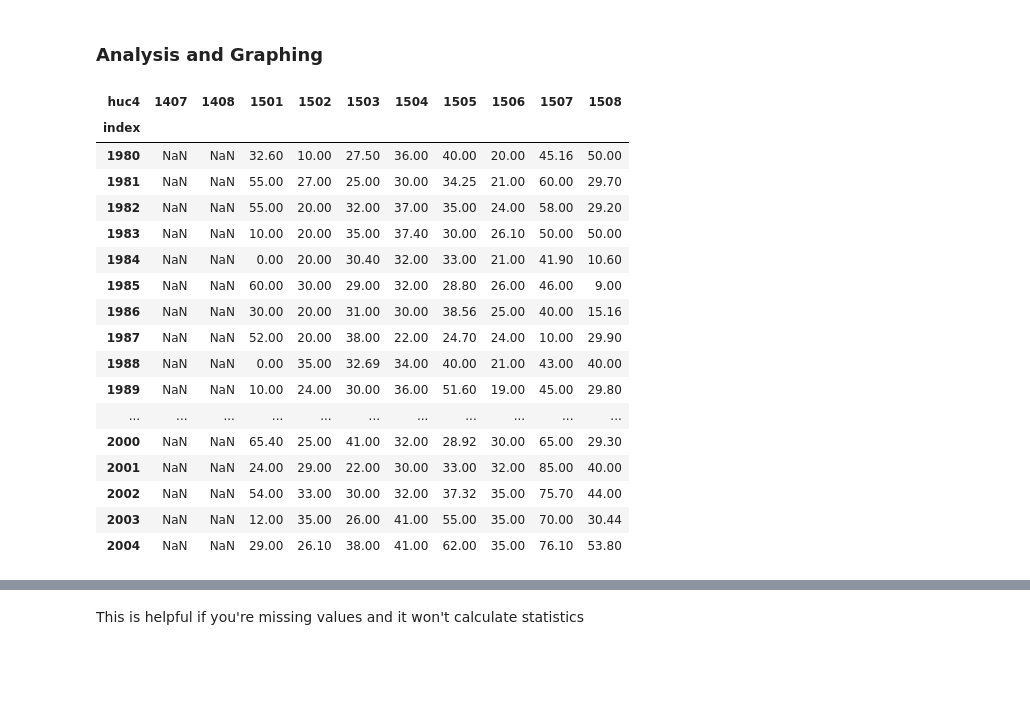
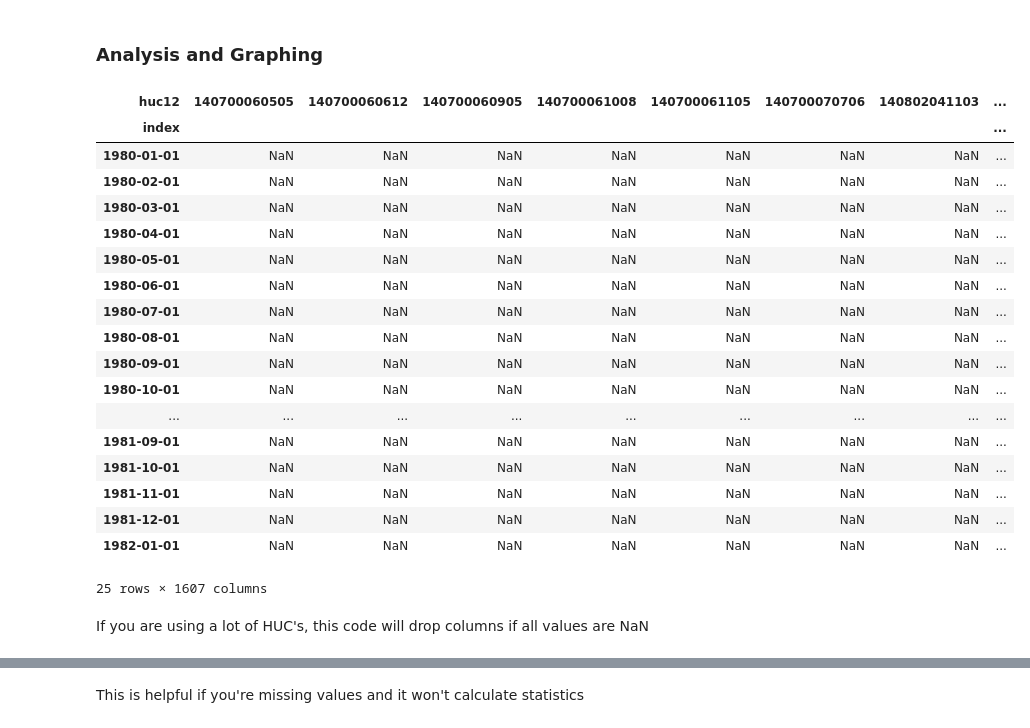
Before and after one commit to dtadych/Shallow_Groundwater_AZ, a Jupyter notebook: Code/FigureCreation/Spatial_Analysis.ipynb, the cells around one changed output, grey strips where cells are left out. Saved outputs shown, nothing was run; the diff lists cells and outputs as text; code cells hidden in the pictures; blank space fills up the shorter version.

```diff
--- a/Code/FigureCreation/Spatial_Analysis.ipynb
+++ b/Code/FigureCreation/Spatial_Analysis.ipynb
@@ -192,9 +192,9 @@ Datum: North American Datum 1983
 # %%
 # Define some things about your file
 
-StudyArea = "HUC4s"
+StudyArea = "HUC12s"
 # Naming_col = "Name"
-Naming_col = "huc4"
+Naming_col = "huc12"
 water_designation = swdom
 # %% [markdown]
 Before I do anything, we need to buffer our stream network to capture wells.  This should take about a minute, mostly for plotting.
@@ -296,7 +295,7 @@ static_geo
 # reg_list = static_geo[['Combo_ID', Naming_col+'_right','WELL_DEPTH','WELL_TYPE_']]
 
 # Use this or cities:
-reg_list = static_geo[['Combo_ID', Naming_col,'WELL_DEPTH','WELL_TYPE_']]
+reg_list = static_geo[['Combo_ID', Naming_col,'WELL_DEPTH','WELL_TYPE_','reachcode','fcode']]
 # reg_list
 
 # %% Converting Combo_ID to int
@@ -527,7 +529,7 @@ test
 # Grouping the appropriate column
 # combo_copy = combo.copy()
 combo_copy = test.copy()
-combo_copy = combo_copy.drop(['WELL_DEPTH','WELL_TYPE_','nan'],axis=1)
+combo_copy = combo_copy.drop(['WELL_DEPTH','WELL_TYPE_','nan','reachcode','fcode'],axis=1)
 # cat_wl = combo_copy.groupby([Naming_col+"_right"]).mean()
 cat_wl = combo_copy.groupby([Naming_col]).mean()
 cat_wl_median = combo_copy.groupby([Naming_col]).median()
@@ -539,8 +541,17 @@ i = cat_wl2
 # del i['WELL_DEPTH']
 f = i.transpose()
 f.reset_index(inplace=True)
-f['index'] = pd.to_numeric(f['index'])
-f['index'] = f['index'].astype(int)
+# Do this bit if you're reading in months
+# Setting the date column to datetime
+f['index'] = pd.to_datetime(f['index'], format='%Y-%m')
+f['index'] = f['index'].dt.tz_localize(None)
+f
+
+# Do this bit if you're doing years
+# f['index'] = pd.to_numeric(f['index'])
+# f['index'] = f['index'].astype(int)
+
+
 f.set_index('index', inplace=True)
 f.info()
 cat_wl2 = f
@@ -580,28 +579,38 @@ memory usage: 13.8 KB
 # %% [markdown]
 ### Analysis and Graphing
 # %%
+# Run this code if doing yearly
 Min_year_of_Study = 1980
 Max_year_of_Study = 2024
 
+# Run this code if doing monthly
+Min_year_of_Study = pd.Timestamp("1980-01")
+Max_year_of_Study = pd.Timestamp("2024-12")
+
 # Water Analysis period
 wlanalysis_period = cat_wl2[(cat_wl2.index>=Min_year_of_Study)&(cat_wl2.index<=Max_year_of_Study)]
+
+
 wlanalysis_period.head(25)
 # %% [output]
-| huc4 | 1407 | 1408 | 1501 | 1502 | 1503 | 1504 | 1505 | 1506 | 1507 | 1508 |
-| index |  |  |  |  |  |  |  |  |  |  |
-| 1980 | NaN | NaN | 32.60 | 10.00 | 27.50 | 36.00 | 40.00 | 20.00 | 45.16 | 50.00 |
-| 1981 | NaN | NaN | 55.00 | 27.00 | 25.00 | 30.00 | 34.25 | 21.00 | 60.00 | 29.70 |
-| 1982 | NaN | NaN | 55.00 | 20.00 | 32.00 | 37.00 | 35.00 | 24.00 | 58.00 | 29.20 |
-| 1983 | NaN | NaN | 10.00 | 20.00 | 35.00 | 37.40 | 30.00 | 26.10 | 50.00 | 50.00 |
-| 1984 | NaN | NaN | 0.00 | 20.00 | 30.40 | 32.00 | 33.00 | 21.00 | 41.90 | 10.60 |
-| 1985 | NaN | NaN | 60.00 | 30.00 | 29.00 | 32.00 | 28.80 | 26.00 | 46.00 | 9.00 |
-| 1986 | NaN | NaN | 30.00 | 20.00 | 31.00 | 30.00 | 38.56 | 25.00 | 40.00 | 15.16 |
-| 1987 | NaN | NaN | 52.00 | 20.00 | 38.00 | 22.00 | 24.70 | 24.00 | 10.00 | 29.90 |
-| 1988 | NaN | NaN | 0.00 | 35.00 | 32.69 | 34.00 | 40.00 | 21.00 | 43.00 | 40.00 |
-| 1989 | NaN | NaN | 10.00 | 24.00 | 30.00 | 36.00 | 51.60 | 19.00 | 45.00 | 29.80 |
-| ... | ... | ... | ... | ... | ... | ... | ... | ... | ... | ... |
-| 2000 | NaN | NaN | 65.40 | 25.00 | 41.00 | 32.00 | 28.92 | 30.00 | 65.00 | 29.30 |
-| 2001 | NaN | NaN | 24.00 | 29.00 | 22.00 | 30.00 | 33.00 | 32.00 | 85.00 | 40.00 |
-| 2002 | NaN | NaN | 54.00 | 33.00 | 30.00 | 32.00 | 37.32 | 35.00 | 75.70 | 44.00 |
-| 2003 | NaN | NaN | 12.00 | 35.00 | 26.00 | 41.00 | 55.00 | 35.00 | 70.00 | 30.44 |
-| 2004 | NaN | NaN | 29.00 | 26.10 | 38.00 | 41.00 | 62.00 | 35.00 | 76.10 | 53.80 |
+| huc12 | 140700060505 | 140700060612 | 140700060905 | 140700061008 | 140700061105 | 140700070706 | 140802041103 | ... |
+| index |  |  |  |  |  |  |  | ... |
+| 1980-01-01 | NaN | NaN | NaN | NaN | NaN | NaN | NaN | ... |
+| 1980-02-01 | NaN | NaN | NaN | NaN | NaN | NaN | NaN | ... |
+| 1980-03-01 | NaN | NaN | NaN | NaN | NaN | NaN | NaN | ... |
+| 1980-04-01 | NaN | NaN | NaN | NaN | NaN | NaN | NaN | ... |
+| 1980-05-01 | NaN | NaN | NaN | NaN | NaN | NaN | NaN | ... |
+| 1980-06-01 | NaN | NaN | NaN | NaN | NaN | NaN | NaN | ... |
+| 1980-07-01 | NaN | NaN | NaN | NaN | NaN | NaN | NaN | ... |
+| 1980-08-01 | NaN | NaN | NaN | NaN | NaN | NaN | NaN | ... |
+| 1980-09-01 | NaN | NaN | NaN | NaN | NaN | NaN | NaN | ... |
+| 1980-10-01 | NaN | NaN | NaN | NaN | NaN | NaN | NaN | ... |
+| ... | ... | ... | ... | ... | ... | ... | ... | ... |
+| 1981-09-01 | NaN | NaN | NaN | NaN | NaN | NaN | NaN | ... |
+| 1981-10-01 | NaN | NaN | NaN | NaN | NaN | NaN | NaN | ... |
+| 1981-11-01 | NaN | NaN | NaN | NaN | NaN | NaN | NaN | ... |
+| 1981-12-01 | NaN | NaN | NaN | NaN | NaN | NaN | NaN | ... |
+| 1982-01-01 | NaN | NaN | NaN | NaN | NaN | NaN | NaN | ... |
+25 rows × 1607 columns
+# %% [markdown]
+If you are using a lot of HUC's, this code will drop columns if all values are NaN
```
Also changed, not shown: parts of 34 cells of this notebook, 4 other files.
